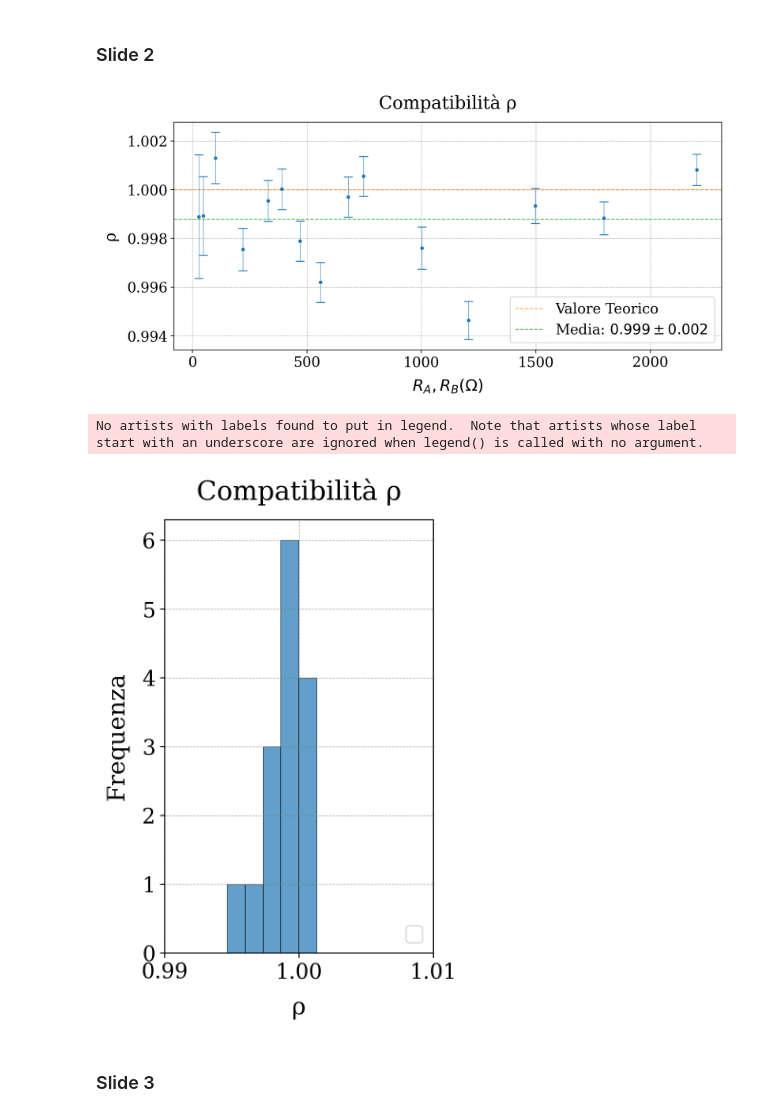
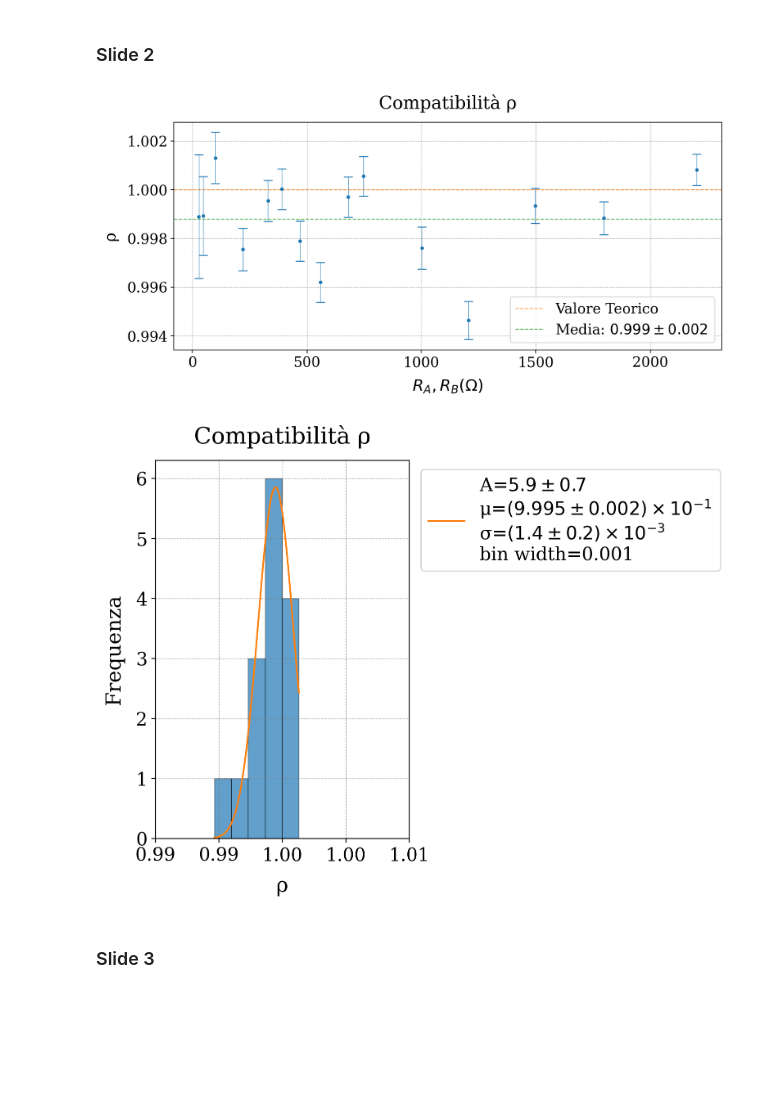
Before and after one commit to nichettg/Codici, a Jupyter notebook: 3. Ponte Wheatstone/analisi.ipynb, the cells around one changed output. Saved outputs shown, nothing was run; the diff lists cells and outputs as text; code cells hidden in the pictures; blank space fills up the shorter version.

```diff
--- a/3. Ponte Wheatstone/analisi.ipynb
+++ b/3. Ponte Wheatstone/analisi.ipynb
@@ -446,36 +446,67 @@ def invert_params(a, b, c, d):
 # %% [markdown]
 ### Slide 2
 # %%
+from scipy.optimize import curve_fit
+
 dati = data["rho"]
 errori = data["sigma_rho"]
 
 # Grafico 1
 fig,ax = plt.subplots(1, 1,  figsize=(10, 5), sharex=True, sharey=True)
 gf.parametri_grafico(ax,"Compatibilità ρ",xlabel=r"$R_A, R_B (Ω)$",ylabel="ρ")
 ax.errorbar(data["R_A"],dati,errori, color=gf.colori[0], **gf.errorbar_params)
 ax.axhline(y=1, color=gf.colori[1], label="Valore Teorico", **gf.line_params)
 errore = 0.001721694905
 ax.axhline(y=np.mean(dati), color=gf.colori[2], **gf.line_params, label=f"Media: {gf.formatta_errore(np.mean(dati),errore)}")
 
 plt.legend(loc="lower right", frameon=True)
 gf.salva_grafico(fig,"Slide 2.1.pdf")
 
 # Grafico 2
 fig,ax = plt.subplots(1, 1,  figsize=(4, 6), sharex=True, sharey=True)
 gf.parametri_grafico(ax,"Compatibilità ρ",xlabel=r"ρ",ylabel="Frequenza")
-plt.hist(dati,bins=5,color=gf.colori[0],
+counts, bins, patches = ax.hist(dati,bins=5,color=gf.colori[0],
     edgecolor='black',  # contorno nero
     linewidth=0.5,      # spessore linea sottile
     alpha=0.7           # trasparenza barre
 )
+
+#fit
+bin_centers = 0.5*(bins[1:] + bins[:-1])
+def gauss(x, A, mu, sigma):
+    return A * np.exp(-(x - mu)**2 / (2*sigma**2))
+N = 5  # numero di bin desiderato
+counts, bins = np.histogram(dati, bins=N)
+x_min = min(dati)
+x_max = max(dati)
+delta = (x_max - x_min) / N
+bin_centers = 0.5*(bins[1:] + bins[:-1])
+popt, pcov = curve_fit(gauss, bin_centers, counts, p0=[max(counts), np.mean(dati), np.std(dati)])
+A, mu, sigma = popt
+sA, smu, ssigma = np.sqrt(np.diag(pcov))
+x_fit = np.linspace(bins[0], bins[-1], 200)
+y_fit = A * np.exp(-(x_fit - mu)**2 / (2 * sigma**2))
+
+param_labels = ["A", "μ", "σ"]
+anal = np.array([[A, sA], [mu, smu], [sigma, ssigma]])
+fit_label = "\n".join(
+    f"{param_labels[i]}={gf.formatta_errore(anal[i,0], anal[i,1])}"
+    for i in range(len(param_labels))
+)
+fit_label = fit_label + "\n" + f"bin width={delta:.3f}"
+ax.plot(x_fit, y_fit, **gf.plot_params, label=fit_label, color=gf.colori[1])
+
 ax.set_xlim(0.99, 1.01)
+xticks = np.linspace(0.99, 1.01, 5)
+xtick_labels = [f"{x:.2f}" for x in xticks]  # 2 cifre decimali
+ax.set_xticks(xticks)
+ax.set_xticklabels(xtick_labels)
 
-plt.legend(loc="lower right", frameon=True)
+plt.legend(loc="upper left", bbox_to_anchor=(1.01, 1), frameon=True)
 gf.salva_grafico(fig,"Slide 2.2.pdf")
 # %% [output]
 [figure]
-No artists with labels found to put in legend.  Note that artists whose label start with an underscore are ignored when legend() is called with no argument.
-[figure, old version]
+[figure, new version]
 # %% [markdown]
 ### Slide 3
 # %%
```
Also changed, not shown: parts of 1 cell of this notebook, 5 other files.
